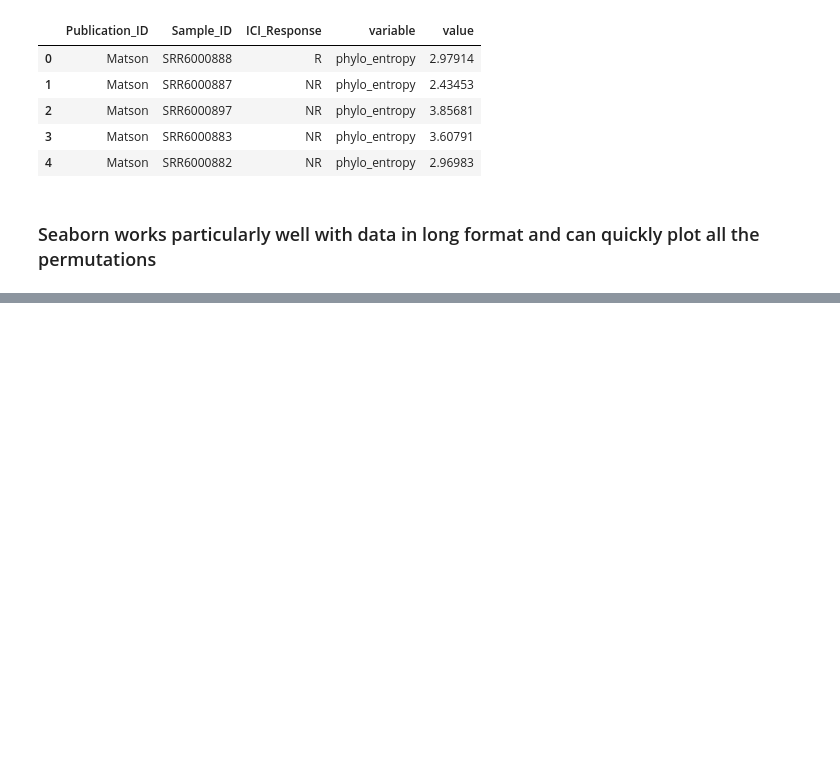
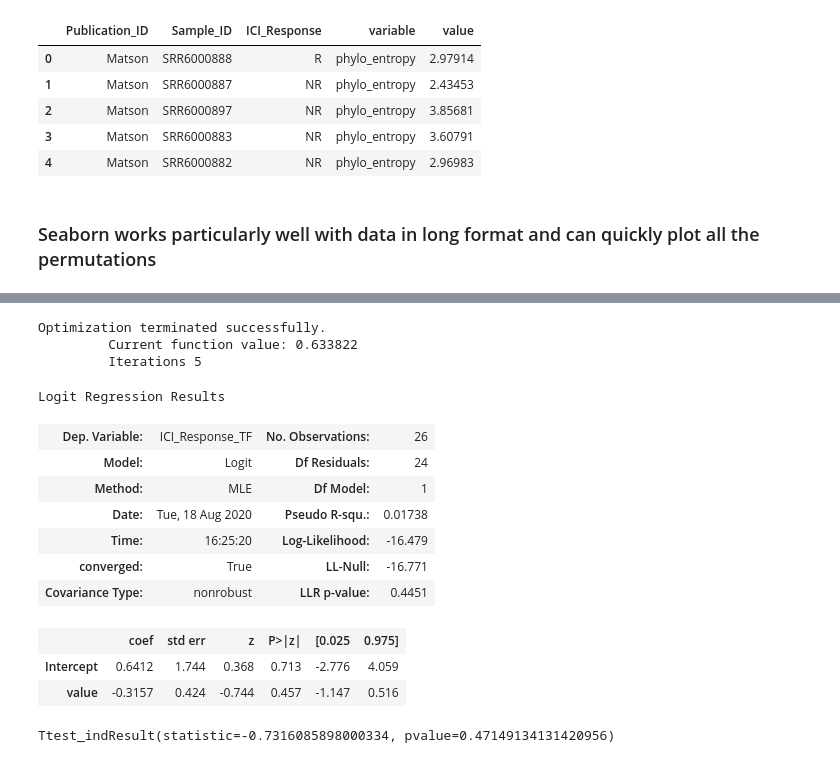
Before and after one commit to um-dang/intro-python-16S-analysis, a Jupyter notebook: A_Gentle_Introduction_to_Data_Science_with_Python.ipynb, the cells around one changed output, grey strips where cells are left out. Cells and saved outputs as stored; diff of their text form; code cells hidden in the pictures; blank space fills up the shorter version.

```diff
--- a/A_Gentle_Introduction_to_Data_Science_with_Python.ipynb
+++ b/A_Gentle_Introduction_to_Data_Science_with_Python.ipynb
@@ -243,0 +255,25 @@ response_ad_long[
+# %%
+logit_model = smf.logit(
+    "ICI_Response_TF ~ value",
+    data=response_ad_long[
+        (response_ad_long.Publication_ID == 'Chaput') &
+        (response_ad_long.variable == 'rooted_qd_1.00001')
+    ]
+).fit()
+
+logit_model.summary()
+# %% [output]
+Optimization terminated successfully.
+         Current function value: 0.633822
+         Iterations 5
+Logit Regression Results
+| Dep. Variable: | ICI_Response_TF | No. Observations: | 26 |
+| Model: | Logit | Df Residuals: | 24 |
+| Method: | MLE | Df Model: | 1 |
+| Date: | Tue, 18 Aug 2020 | Pseudo R-squ.: | 0.01738 |
+| Time: | 16:25:20 | Log-Likelihood: | -16.479 |
+| converged: | True | LL-Null: | -16.771 |
+| Covariance Type: | nonrobust | LLR p-value: | 0.4451 |
+|  | coef | std err | z | P>|z| | [0.025 | 0.975] |
+| Intercept | 0.6412 | 1.744 | 0.368 | 0.713 | -2.776 | 4.059 |
+| value | -0.3157 | 0.424 | -0.744 | 0.457 | -1.147 | 0.516 |
@@ -243,0 +282,15 @@ response_ad_long[
+# %%
+ttest_ind(
+    a=response_ad_long[
+        (response_ad_long.Publication_ID == 'Chaput') &
+        (response_ad_long.variable == 'rooted_qd_1.00001') &
+        (response_ad_long.ICI_Response == 'R')
+    ].value,
+    b=response_ad_long[
+        (response_ad_long.Publication_ID == 'Chaput') &
+        (response_ad_long.variable == 'rooted_qd_1.00001') &
+        (response_ad_long.ICI_Response == 'NR')
+    ].value
+)
+# %% [output]
+Ttest_indResult(statistic=-0.7316085898000334, pvalue=0.47149134131420956)
```
Also changed, not shown: parts of 8 cells of this notebook.
